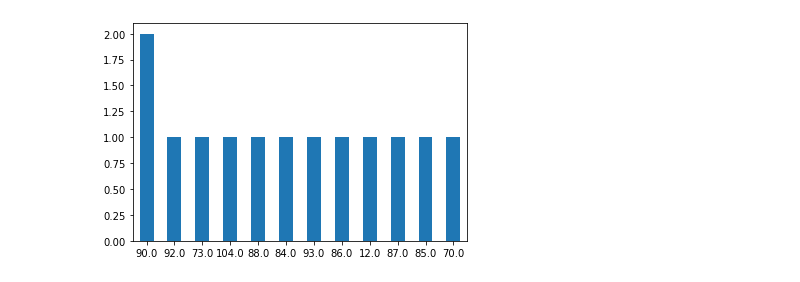
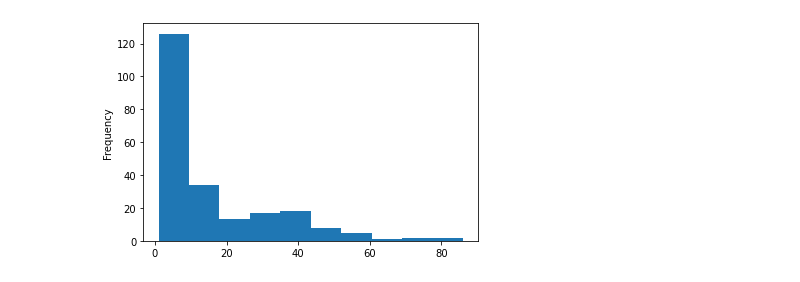
Before and after one commit to bendiknordeng/Epidemiologic-Strategies, a Jupyter notebook: waves_estimation.ipynb, the cells around one changed output. Cells and saved outputs as stored; diff of their text form; code cells hidden in the pictures.

Commit message:
Simplified logic
Simplified logic

```diff
--- a/waves_estimation.ipynb
+++ b/waves_estimation.ipynb
@@ -11,32 +12,28 @@ df = pd.read_csv('data/world_r_eff.csv',
         ).sort_index()
 # %%
 trend_length = 14
-logic_func = lambda r: reduce(lambda x, y: x + 1 if y else x * y, r)
+logic_func = lambda r: reduce(lambda x, y: x + 1 if y else 0, r)
 # %%
-countries = df.country.unique()
-df_total = pd.DataFrame(columns=['country',	'date',	'R', 'increasing', 'decreasing', 'upward_slope', 'downward_slope', 'upward_slope_days', 'downward_slope_days' ])
-for country in countries:
+df_total = pd.DataFrame(columns=['country',	'date',	'R', 'increasing', 'decreasing', 'upward_slope_days', 'downward_slope_days' ])
+for country in df.country.unique():
+    print(country)
     df_country = df.loc[df['country'] == country]
 
     # counts number consecutive days with R>=1 for a give date
-    ser = df_country['R'] >= 1
+    ser = df.loc[df['country'] == country]['R'] >= 1
     df_country['increasing'] = ser.expanding().apply(logic_func)
 
     # counts number consecutive days with R<1 for a give date
     ser = df_country['R'] < 1
     df_country['decreasing'] = ser.expanding().apply(logic_func)
 
-    # check if date is in a upward slope
-    df_country['upward_slope'] = df_country['increasing'] >= trend_length
+    # # counts number consecutive days with upward slope
+    ser = df_country['increasing'] >= trend_length
+    df_country['upward_slope_days'] = ser.expanding().apply(logic_func)
 
-    # check if date is in a upward slope
-    df_country['downward_slope'] = df_country['decreasing'] >= trend_length
-
-    # counts number consecutive days with upward slope
-    df_country['upward_slope_days'] = df_country['upward_slope'].expanding().apply(logic_func)
-
-    # counts number consecutive days with downward_slope
-    df_country['downward_slope_days'] = df_country['downward_slope'].expanding().apply(logic_func)
+    # # counts number consecutive days with downward_slope
+    ser = df_country['decreasing'] >= trend_length
+    df_country['downward_slope_days'] = ser.expanding().apply(logic_func)
 
     # append df to total_df
     df_total = pd.concat([df_total, df_country])
@@ -68,6 +87,6 @@ See the caveats in the documentation: https://pandas.pydata.org/pandas-docs/stab
 # %%
-    # counts upward slopes and finds duration of them
-    ser = df_country['upward_slope_days'] > 0
-    count_up = df_country['upward_slope_days'] [ser & (ser != ser.shift(-1))].value_counts()
-    len(count_up)
+# counts upward slopes and finds duration of them
+ser = df_total['upward_slope_days'] > 0
+count_up = df_total['upward_slope_days'] [ser & (ser != ser.shift(-1))].value_counts()
+len(count_up)
 # %% [output]
@@ -75,5 +107,5 @@ See the caveats in the documentation: https://pandas.pydata.org/pandas-docs/stab
 # %%
 # plot upward periods
-ax = count_up.plot.bar(x='lab', y='val', rot=0)
+ax = count_up.plot.hist(x='lab', y='val', use_index=True)
 # %% [output]
-[figure, old version]
+[figure, new version]
```
Also changed, not shown: parts of 7 cells of this notebook.
